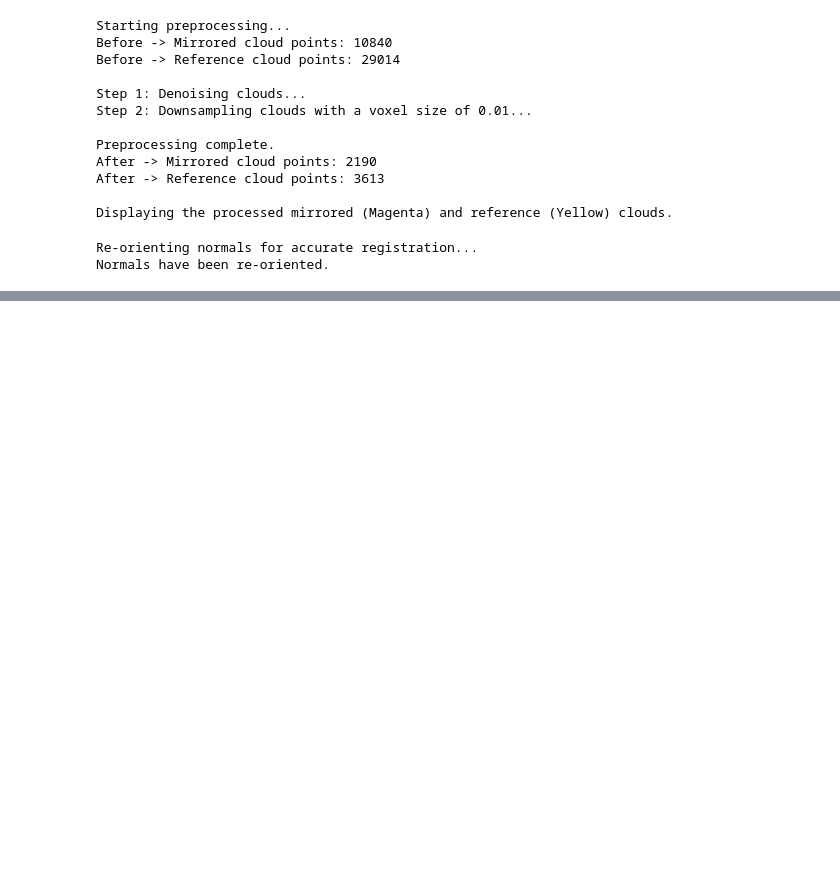
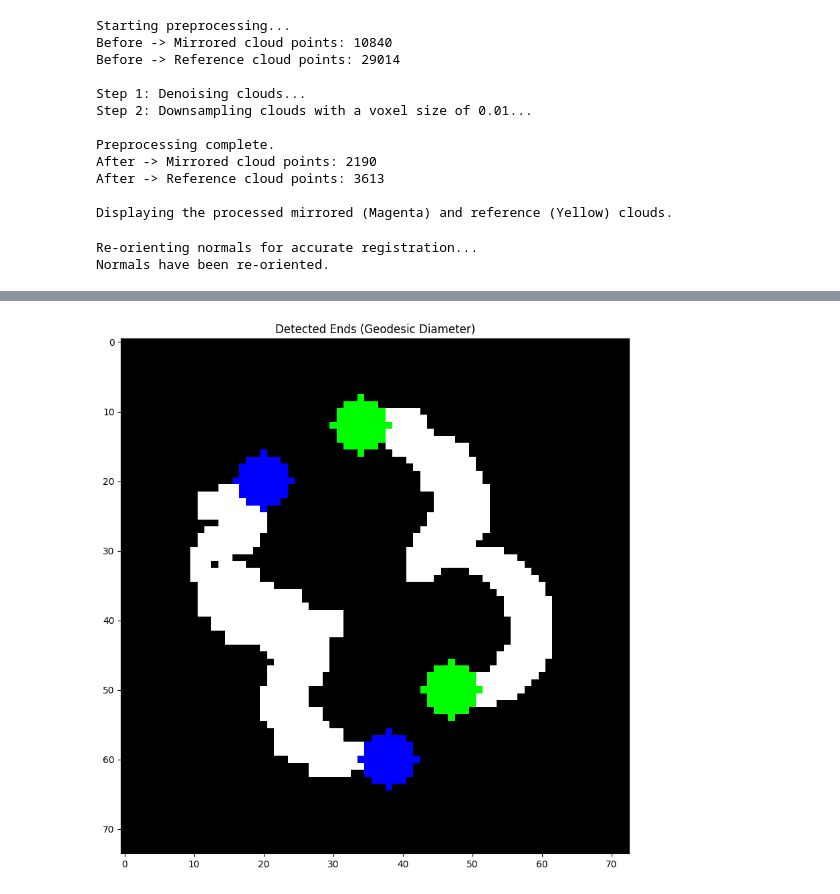
Before and after one commit to f3n-f3n/project--thesis, a Jupyter notebook: mirrormethod.ipynb, the cells around one changed output, grey strips where cells are left out. Saved outputs shown, nothing was run; the diff lists cells and outputs as text; code cells hidden in the pictures; blank space fills up the shorter version.

```diff
--- a/mirrormethod.ipynb
+++ b/mirrormethod.ipynb
@@ -600,0 +871,98 @@ Inlier RMSE: 0.0030
+# %%
+# --- 22. Detect Hinge Points (Geodesic BFS Method) ---
+import cv2
+import numpy as np
+import matplotlib.pyplot as plt
+from collections import deque
+
+def get_geodesic_ends(binary_mask, global_min, res, padding):
+    """
+    Finds the topological ends (tips) of a shape using Geodesic Distance.
+    Algorithm: Double-BFS to find the shape's diameter.
+    """
+    # 1. Get all white pixel coordinates
+    # Note: numpy returns (row, col) -> (y, x)
+    y_idxs, x_idxs = np.where(binary_mask > 0)
+    if len(y_idxs) == 0:
+        return None, None
+
+    # Zip into (x, y) tuples for easy processing
+    all_pixels = set(zip(x_idxs, y_idxs))
+
+    # Helper: Simple BFS to find furthest point
+    def bfs_furthest(start_pixel):
+        q = deque([start_pixel])
+        visited = {start_pixel}
+        last_pixel = start_pixel
+
+        # Standard 4-connectivity neighbors
+        moves = [(0,1), (0,-1), (1,0), (-1,0)]
+
+        while q:
+            cx, cy = q.popleft()
+            last_pixel = (cx, cy)
+
+            for dx, dy in moves:
+                nx, ny = cx + dx, cy + dy
+                if (nx, ny) in all_pixels and (nx, ny) not in visited:
+                    visited.add((nx, ny))
+                    q.append((nx, ny))
+        return last_pixel
+
+    # 2. Step A: Pick arbitrary start point (e.g., the first one)
+    # We pick a point roughly in the middle of the list to be safe
+    start_node = (x_idxs[len(x_idxs)//2], y_idxs[len(y_idxs)//2])
+
+    # 3. Step B: Find Tip 1 (Furthest from Start)
+    tip_1_pix = bfs_furthest(start_node)
+
+    # 4. Step C: Find Tip 2 (Furthest from Tip 1)
+    tip_2_pix = bfs_furthest(tip_1_pix)
+
+    # 5. Convert to Global Coordinates
+    def pix_to_real(pix):
+        # pix is (x, y)
+        real_x = (pix[0] - padding) * res + global_min[0]
+        real_y = (pix[1] - padding) * res + global_min[1]
+        return np.array([real_x, real_y])
+
+    hinge_1 = pix_to_real(tip_1_pix)
+    hinge_2 = pix_to_real(tip_2_pix)
+
+    # Return as arrays. We convert pixels to [y, x] format for OpenCV drawing if needed,
+    # but matplotlib uses (x, y). Let's return (x, y) tuples for pixel coords.
+    return np.array([hinge_1, hinge_2]), np.array([tip_1_pix, tip_2_pix])
+
+# --- Execute Detection ---
+try:
+    print("Detecting Source Hinges (Geodesic Method)...")
+    src_hinges_3d, src_hinges_pix = get_geodesic_ends(img_src_processed, global_min, resolution, padding)
+
+    print("Detecting Target Hinges (Geodesic Method)...")
+    tgt_hinges_3d, tgt_hinges_pix = get_geodesic_ends(img_tgt_processed, global_min, resolution, padding)
+
+    # --- Visualization ---
+    # Create RGB image for display
+    debug_img = cv2.cvtColor(img_src_processed + img_tgt_processed, cv2.COLOR_GRAY2BGR)
+
+    # Draw Source Hinges (Green)
+    if src_hinges_pix is not None:
+        # cv2.circle takes (x, y)
+        cv2.circle(debug_img, src_hinges_pix[0], 4, (0, 255, 0), -1)
+        cv2.circle(debug_img, src_hinges_pix[1], 4, (0, 255, 0), -1)
+
+    # Draw Target Hinges (Red)
+    if tgt_hinges_pix is not None:
+        cv2.circle(debug_img, tgt_hinges_pix[0], 4, (0, 0, 255), -1)
+        cv2.circle(debug_img, tgt_hinges_pix[1], 4, (0, 0, 255), -1)
+
+    plt.figure(figsize=(10, 10))
+    plt.title("Detected Ends (Geodesic Diameter)")
+    plt.imshow(debug_img)
+    plt.show()
+
+except Exception as e:
+    print(f"Error in hinge detection: {e}")
+    import traceback
+    traceback.print_exc()
+# %% [output]
@@ -600,0 +971 @@ Inlier RMSE: 0.0030
+[figure, added]
```
Also changed, not shown: parts of 21 cells of this notebook, 3 other files.
